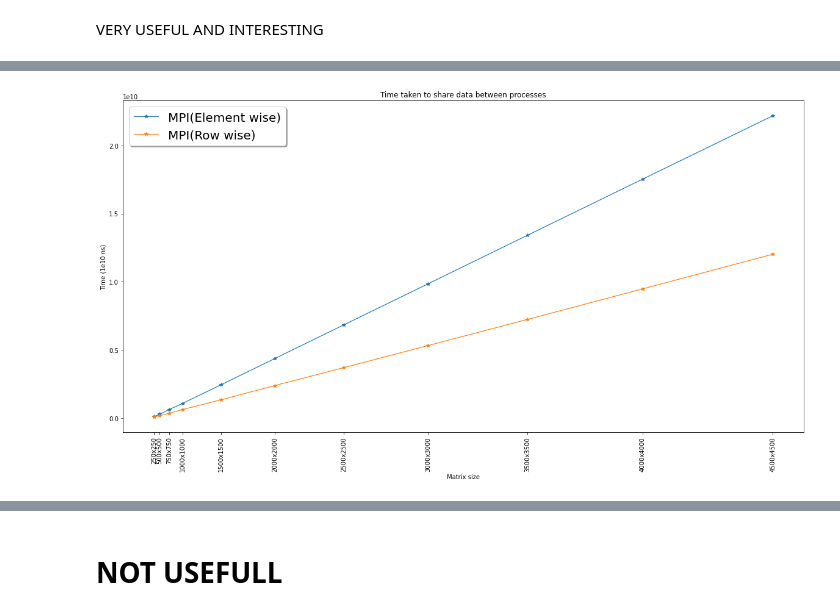
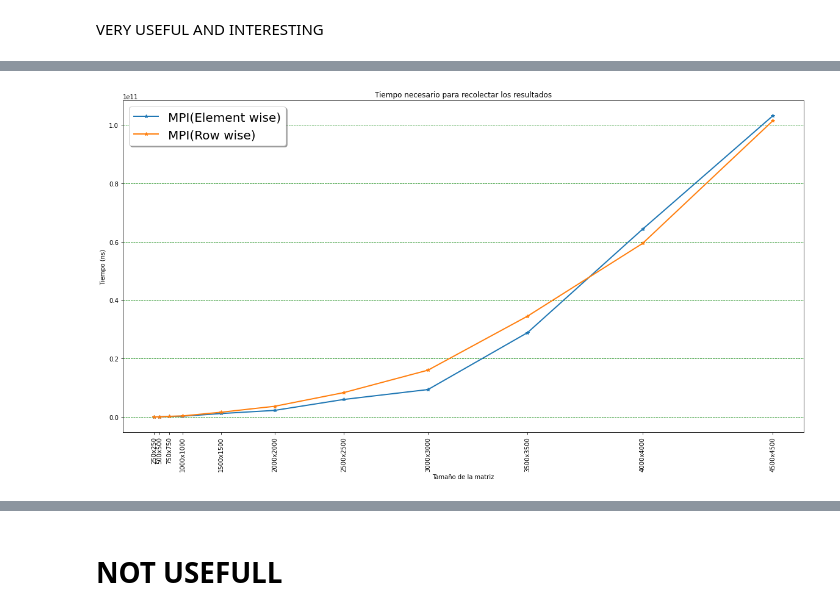
Before and after one commit to RubisRage/Parallel-matrix-multiplication, a Jupyter notebook: performance-analysis.ipynb, the cells around one changed output, grey strips where cells are left out. Saved outputs shown, nothing was run; the diff lists cells and outputs as text; code cells hidden in the pictures.

```diff
--- a/performance-analysis.ipynb
+++ b/performance-analysis.ipynb
@@ -140,3 +159,23 @@ plt.show()
 # COMPARACIÓN ENTRE EL TIEMPO DE ENVÍO DE POR FILAS Y POR ELEMENTOS (MATRIZ ENTERA)
 # %% [markdown]
 VERY USEFUL AND INTERESTING
+# %%
+st = sr_gmean.loc["mpi", "Send", "real_time_nsec"]
+st_br = sr_gmean.loc["mpi_br", "Send", "real_time_nsec"]
+
+edgewidth=2
+
+fig, ax = plt.subplots()
+ax.plot(real_xaxis, st, '*-', label='MPI_be (Element wise)', linewidth=edgewidth)
+ax.plot(real_xaxis, st_br, '*-', label='MPI_br (Row wise)', linewidth=edgewidth)
+
+ax.set_title("Tiempo necesario para compartir los datos entre procesos")
+ax.set_ylabel("Tiempo (ns)")
+ax.set_xlabel("Tamaño de la matriz")
+ax.set_xticklabels(xlabel, rotation=90)
+ax.set_xticks(real_xaxis)
+ax.legend(fontsize=20, shadow=True, fancybox=True)
+ax.grid(color='green', axis='y', linestyle='--')
+
+
+fig.set_size_inches((20,10))
@@ -143,19 +184,19 @@ VERY USEFUL AND INTERESTING
 # %%
-st = sr_gmean.loc["mpi", "Send", "real_time_nsec"]
-st_br = sr_gmean.loc["mpi_br", "Send", "real_time_nsec"]
+st = sr_gmean.loc["mpi", "Recv", "real_time_nsec"]
+st_br = sr_gmean.loc["mpi_br", "Recv", "real_time_nsec"]
 
 fig, ax = plt.subplots()
 ax.plot(real_xaxis, st, '*-', label='MPI(Element wise)', linewidth=edgewidth)
 ax.plot(real_xaxis, st_br, '*-', label='MPI(Row wise)', linewidth=edgewidth)
 
-ax.set_title("Time taken to share data between processes")
-ax.set_ylabel("Time (1e10 ns)")
-ax.set_xlabel("Matrix size")
+ax.set_title("Tiempo necesario para recolectar los resultados")
+ax.set_ylabel("Tiempo (ns)")
+ax.set_xlabel("Tamaño de la matriz")
 ax.set_xticklabels(xlabel, rotation=90)
 ax.set_xticks(real_xaxis)
 ax.legend(fontsize=20, shadow=True, fancybox=True)
-
+ax.grid(color='green', linestyle = '--', axis='y')
 
 fig.set_size_inches((20,10))
 # %% [output]
-[figure, old version]
+[figure, new version]
```
Also changed, not shown: parts of 7 cells of this notebook, 11 other files.
